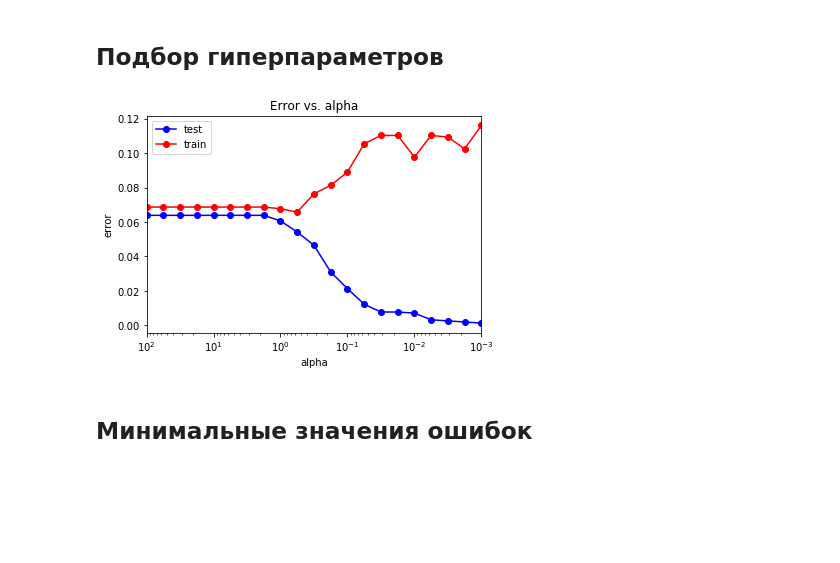
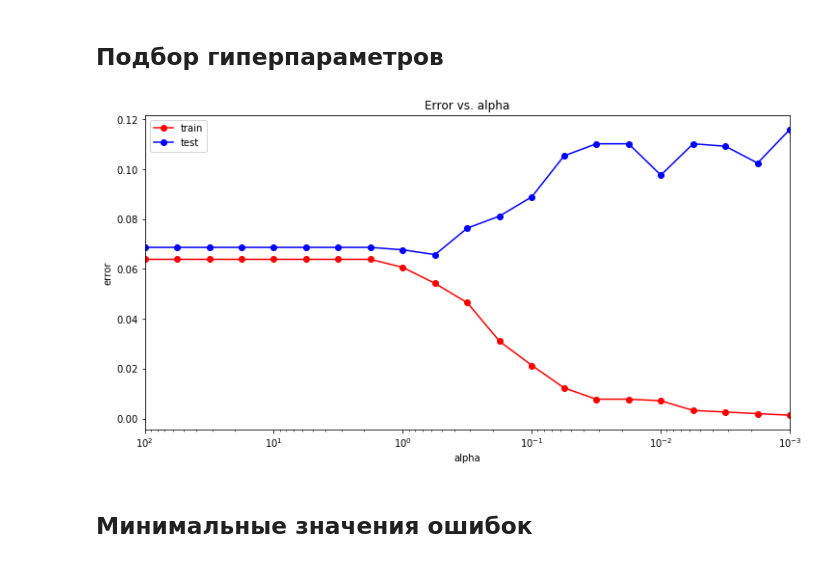
Before and after one commit to weeellz/machinelearning, a Jupyter notebook: seismic-bumps.ipynb, the cells around one changed output. Cells and saved outputs as stored; diff of their text form; code cells hidden in the pictures; blank space fills up the shorter version.

```diff
--- a/seismic-bumps.ipynb
+++ b/seismic-bumps.ipynb
@@ -545,12 +545,13 @@ pca number = 19
 # %% [markdown]
  ## График зависимости ошибки на тестовой и обучающей выборках в зависимости от количества используемых компонент
 # %%
+plt.rcParams["figure.figsize"] = (12,6)
 fig, ax = plt.subplots()
 xi = number_of_pcas
 
 plt.ylim(0.0,1.1)
-plt.plot(xi, train_e, marker='o', color='b', label='train error')
-plt.plot(xi, test_e, marker='o', color='r', label='test error')
+plt.plot(xi, train_e, marker='o', color='r', label='train error')
+plt.plot(xi, test_e, marker='o', color='b', label='test error')
 plt.legend()
 
 plt.xlabel('Number of Components')
@@ -659,16 +675,17 @@ for alpha in alpha_arr:
     train_err.append(np.mean(y_train != y_train_pred))
     test_err.append(np.mean(y_test != y_test_pred))
 # %%
-plt.semilogx(alpha_arr, train_err, 'b-o', label = 'test')
-plt.semilogx(alpha_arr, test_err, 'r-o', label = 'train')
+plt.figure(figsize = (12,6))
+plt.semilogx(alpha_arr, train_err, 'r-o', label = 'train')
+plt.semilogx(alpha_arr, test_err, 'b-o', label = 'test')
 plt.xlim([np.max(alpha_arr), np.min(alpha_arr)])
 plt.title('Error vs. alpha')
 plt.xlabel('alpha')
 plt.ylabel('error')
 plt.legend()
 pass
 # %% [output]
-[figure, old version]
+[figure, new version]
 # %% [markdown]
 ## Минимальные значения ошибок
 # %%
```
Also changed, not shown: parts of 25 cells of this notebook.
